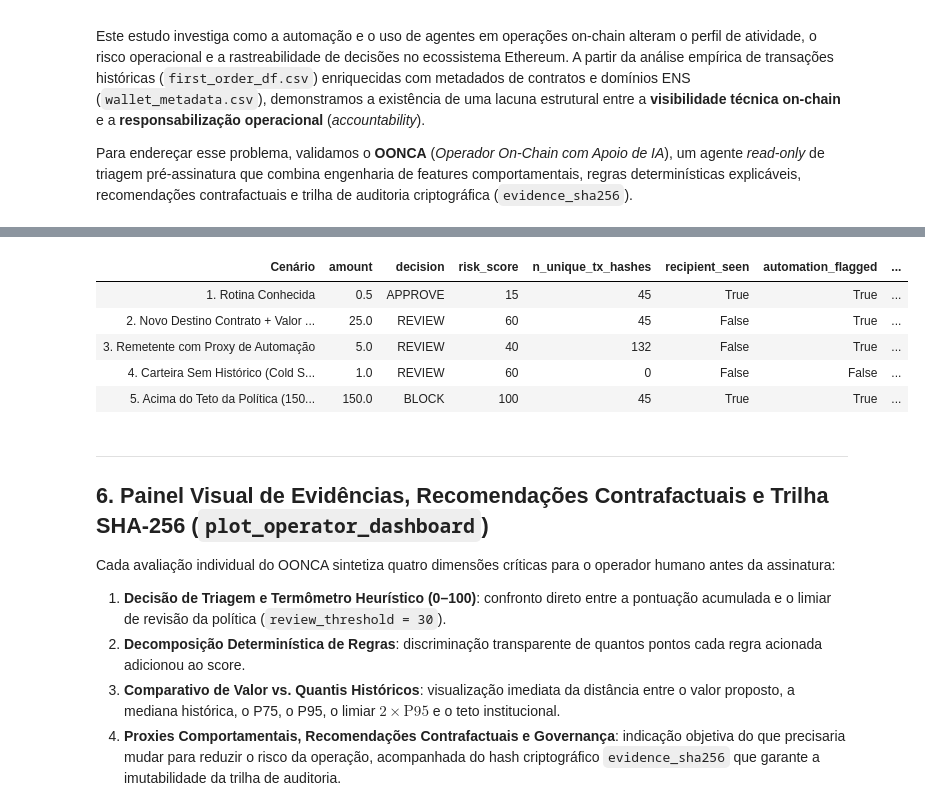
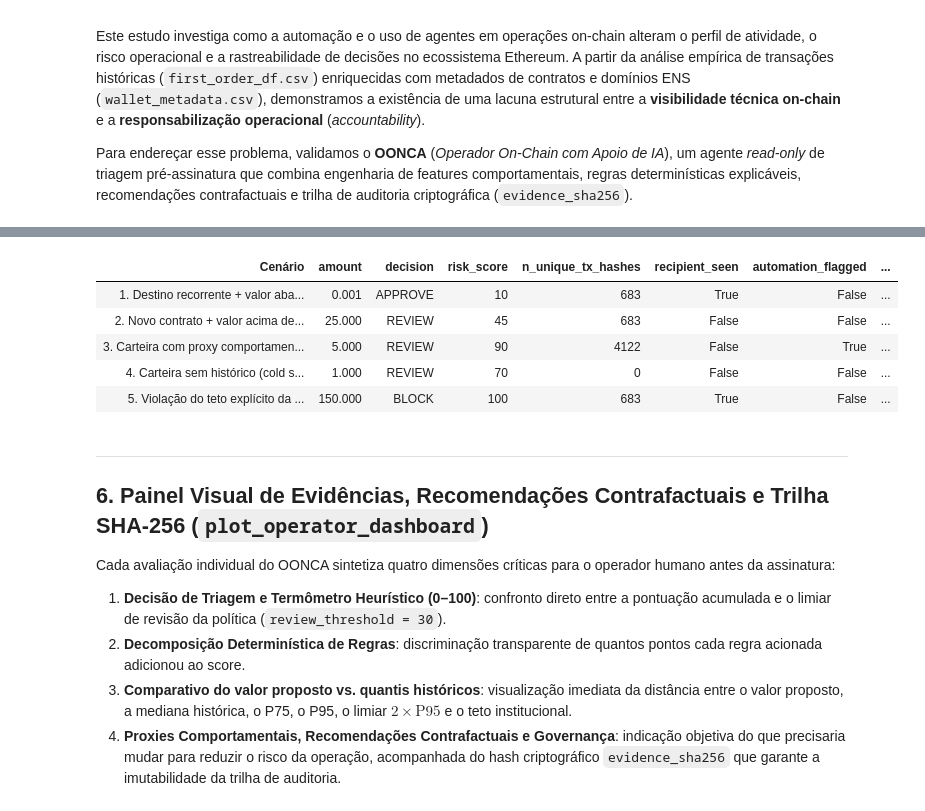
Before and after one commit to gustavofelicidade/moedas-digitais-g6, a Jupyter notebook: notebooks/entregavel_datathon_fgv.ipynb, the cells around one changed output, grey strips where cells are left out. Drawn from its saved outputs; the diff is of its cells as text; code cells hidden in the pictures.

```diff
--- a/notebooks/entregavel_datathon_fgv.ipynb
+++ b/notebooks/entregavel_datathon_fgv.ipynb
@@ -517,68 +406,69 @@ Para demonstrar o funcionamento do agente OONCA sob diferentes condições de ri
 # %%
 repo = WalletRepository(tx_path=TX_PATH, metadata_path=META_PATH)
 
+# Caso de rotina real do dataset: destino recorrente, perfil sem proxy comportamental
+# sinalizado e valor abaixo do P95 histórico.
+routine_wallet = "0x3cbd2e6143f057bd49ffb4c7058217a5900c35d3"
+routine_history = tx_df.loc[tx_df["From"].eq(routine_wallet)]
+if routine_history.empty:
+    raise ValueError("A amostra precisa incluir o histórico da carteira de rotina escolhida.")
+routine_recipient = routine_history["To"].dropna().mode().iloc[0]
+
 auto_wallet = df_top_profiles.loc[df_top_profiles["automation_proxy_flagged"], "wallet_full"].iloc[0]
-contract_addr = meta_df.loc[meta_df["wallet_type"] == "contract", "wallet_address"].iloc[0]
+auto_history = tx_df.loc[tx_df["From"].eq(auto_wallet)]
+contract_candidates = meta_df.loc[meta_df["wallet_type"].eq("contract"), "wallet_address"]
+known_recipients = set(routine_history["To"].dropna()) | set(auto_history["To"].dropna())
+contract_candidates = contract_candidates.loc[~contract_candidates.isin(known_recipients)]
+if contract_candidates.empty:
+    raise ValueError("Não há contrato catalogado que seja destino inédito nos casos demonstrativos.")
+contract_addr = contract_candidates.iloc[0]
 
+cutoff = "2019-05-19T00:00:00Z"
 scenarios = [
     ProposedOperation.from_values(
-        wallet_from="0xc2d7cf95645d33006175b78989035c7c9061d3f9",
-        wallet_to="0x002f0c8119c16d310342d869ca8bf6ace34d9c39",
-        amount="0.5",
-        operator_id="mesa_tesouraria_01",
-        as_of="2019-12-31T23:59:59Z",
+        wallet_from=routine_wallet, wallet_to=routine_recipient, amount="0.001",
+        operator_id="mesa_tesouraria_01", as_of=cutoff,
     ),
     ProposedOperation.from_values(
-        wallet_from="0xc2d7cf95645d33006175b78989035c7c9061d3f9",
-        wallet_to=contract_addr,
-        amount="25.0",
-        operator_id="mesa_tesouraria_01",
-        as_of="2019-12-31T23:59:59Z",
+        wallet_from=routine_wallet, wallet_to=contract_addr, amount="25.0",
+        operator_id="mesa_tesouraria_01", as_of=cutoff,
     ),
     ProposedOperation.from_values(
-        wallet_from=auto_wallet,
-        wallet_to=contract_addr,
-        amount="5.0",
-        operator_id="bot_rebalanceador_02",
-        as_of="2019-12-31T23:59:59Z",
+        wallet_from=auto_wallet, wallet_to=contract_addr, amount="5.0",
+        operator_id="bot_rebalanceador_02", as_of=cutoff,
     ),
     ProposedOperation.from_values(
         wallet_from="0x1111111111111111111111111111111111111111",
-        wallet_to="0x002f0c8119c16d310342d869ca8bf6ace34d9c39",
-        amount="1.0",
-        operator_id="mesa_tesouraria_01",
+        wallet_to=routine_recipient, amount="1.0", operator_id="mesa_tesouraria_01", as_of=cutoff,
     ),
     ProposedOperation.from_values(
-        wallet_from="0xc2d7cf95645d33006175b78989035c7c9061d3f9",
-        wallet_to="0x002f0c8119c16d310342d869ca8bf6ace34d9c39",
-        amount="150.0",
-        operator_id="mesa_tesouraria_01",
-        as_of="2019-12-31T23:59:59Z",
+        wallet_from=routine_wallet, wallet_to=routine_recipient, amount="150.0",
+        operator_id="mesa_tesouraria_01", as_of=cutoff,
     ),
 ]
 
 policy_demo = RiskPolicy(max_amount_eth=Decimal("100.0"), review_threshold=30, policy_id="politica_tesouraria_fgv_v2")
 df_scenarios = batch_analyze(scenarios, repository=repo, policy=policy_demo, use_llm=False)
 df_scenarios.insert(0, "Cenário", [
-    "1. Rotina Conhecida",
-    "2. Novo Destino Contrato + Valor > 2x P95",
-    "3. Remetente com Proxy de Automação",
-    "4. Carteira Sem Histórico (Cold Start)",
-    "5. Acima do Teto da Política (150 ETH)",
+    "1. Destino recorrente + valor abaixo do P95",
+    "2. Novo contrato + valor acima de 2x P95",
+    "3. Carteira com proxy comportamental sinalizado",
+    "4. Carteira sem histórico (cold start)",
+    "5. Violação do teto explícito da política",
 ])
 
 display(df_scenarios[[
     "Cenário", "amount", "decision", "risk_score", "n_unique_tx_hashes",
     "recipient_seen", "automation_flagged", "human_review_required",
     "accountability_score", "reasons"
 ]])
 # %% [output]
 | Cenário | amount | decision | risk_score | n_unique_tx_hashes | recipient_seen | automation_flagged | ... |
-| 1. Rotina Conhecida | 0.5 | APPROVE | 15 | 45 | True | True | ... |
-| 2. Novo Destino Contrato + Valor ... | 25.0 | REVIEW | 60 | 45 | False | True | ... |
-| 3. Remetente com Proxy de Automação | 5.0 | REVIEW | 40 | 132 | False | True | ... |
-| 4. Carteira Sem Histórico (Cold S... | 1.0 | REVIEW | 60 | 0 | False | False | ... |
-| 5. Acima do Teto da Política (150... | 150.0 | BLOCK | 100 | 45 | True | True | ... |
+| 1. Destino recorrente + valor aba... | 0.001 | APPROVE | 10 | 683 | True | False | ... |
+| 2. Novo contrato + valor acima de... | 25.000 | REVIEW | 45 | 683 | False | False | ... |
+| 3. Carteira com proxy comportamen... | 5.000 | REVIEW | 90 | 4122 | False | True | ... |
+| 4. Carteira sem histórico (cold s... | 1.000 | REVIEW | 70 | 0 | False | False | ... |
+| 5. Violação do teto explícito da ... | 150.000 | BLOCK | 100 | 683 | True | False | ... |
 # %% [markdown]
 ---
 ## 6. Painel Visual de Evidências, Recomendações Contrafactuais e Trilha SHA-256 (`plot_operator_dashboard`)
@@ -586,7 +476,7 @@ display(df_scenarios[[
 Cada avaliação individual do OONCA sintetiza quatro dimensões críticas para o operador humano antes da assinatura:
 1. **Decisão de Triagem e Termômetro Heurístico (0–100)**: confronto direto entre a pontuação acumulada e o limiar de revisão da política (`review_threshold = 30`).
 2. **Decomposição Determinística de Regras**: discriminação transparente de quantos pontos cada regra acionada adicionou ao score.
-3. **Comparativo de Valor vs. Quantis Históricos**: visualização imediata da distância entre o valor proposto, a mediana histórica, o P75, o P95, o limiar $2\times\text{P95}$ e o teto institucional.
+3. **Comparativo do valor proposto vs. quantis históricos**: visualização imediata da distância entre o valor proposto, a mediana histórica, o P75, o P95, o limiar $2\times\text{P95}$ e o teto institucional.
 4. **Proxies Comportamentais, Recomendações Contrafactuais e Governança**: indicação objetiva do que precisaria mudar para reduzir o risco da operação, acompanhada do hash criptográfico `evidence_sha256` que garante a imutabilidade da trilha de auditoria.
 # %%
 # Avaliação detalhada e painel visual para o Cenário 2 (Novo Destino Contrato + Valor > 2x P95)
```
Also changed, not shown: parts of 19 cells of this notebook, 15 other files.
